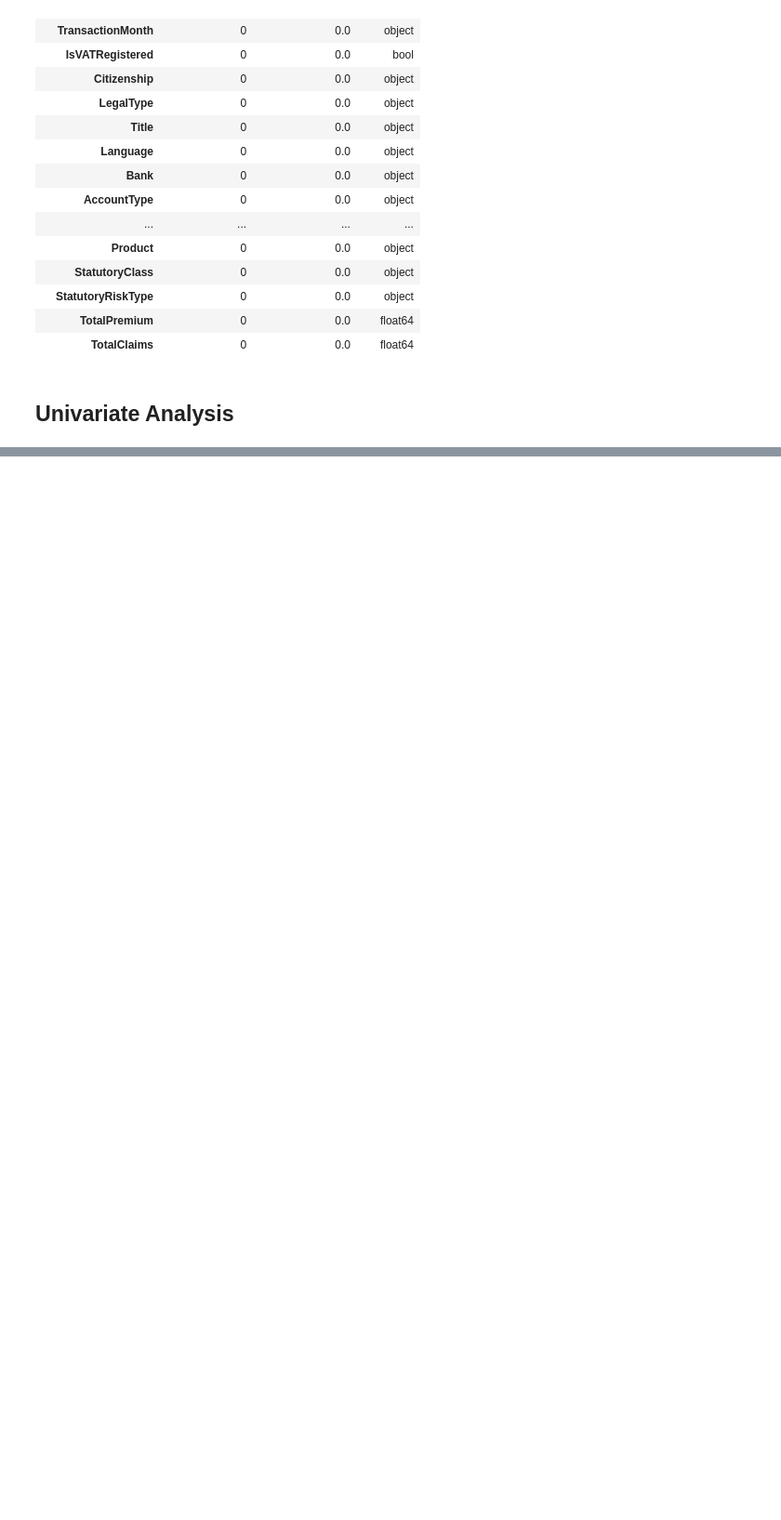
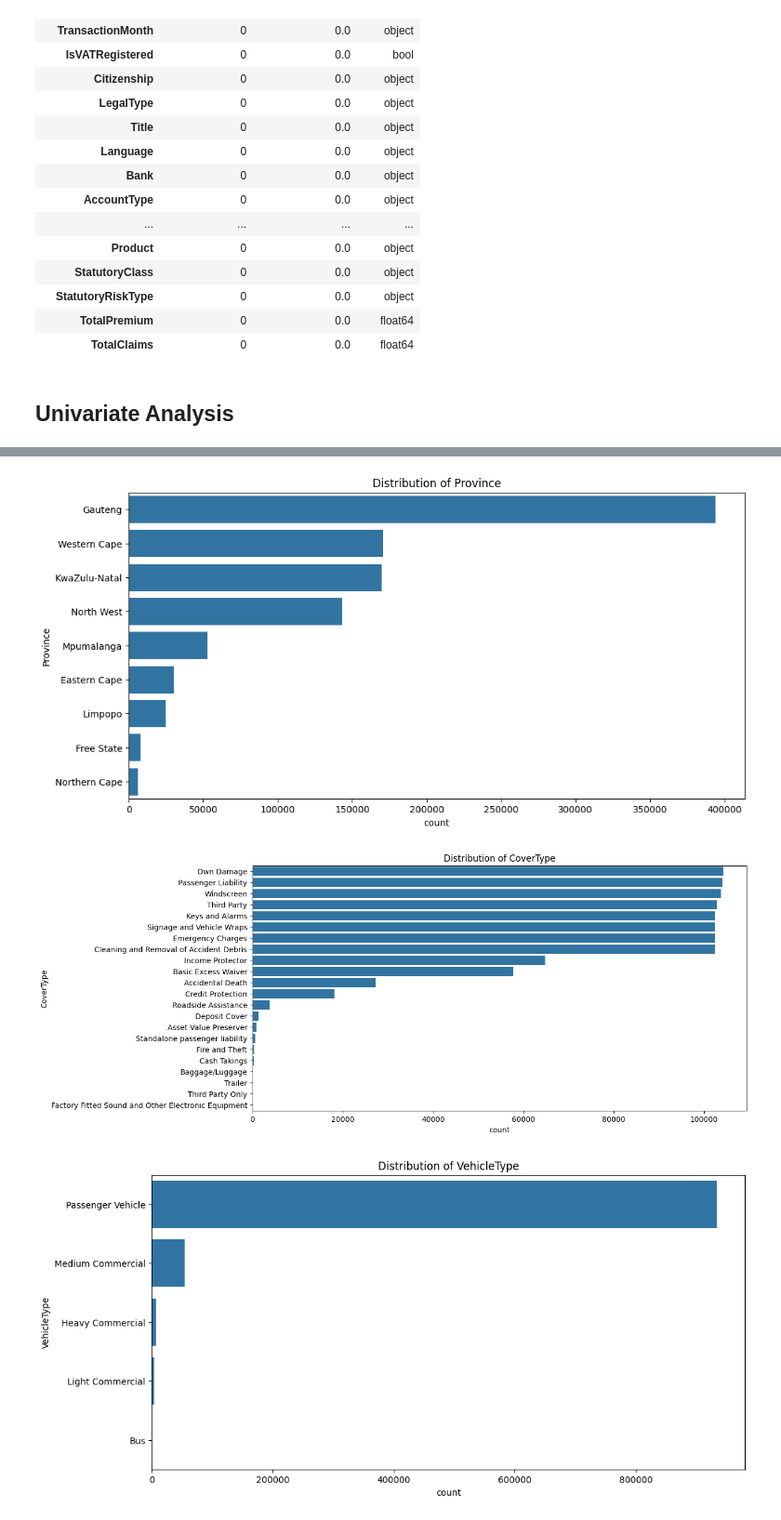
Before and after one commit to OL-YAD/AlphaCares-Insurance-Analytics, a Jupyter notebook: notebooks/insurance_EDA.ipynb, the cells around one changed output, grey strips where cells are left out. Shown at 93% size. Saved outputs shown, nothing was run; the diff lists cells and outputs as text; code cells hidden in the pictures; blank space fills up the shorter version.

```diff
--- a/notebooks/insurance_EDA.ipynb
+++ b/notebooks/insurance_EDA.ipynb
@@ -224,0 +237,11 @@ missing_data
+# %%
+# univariate analysis for some key categorical columns
+
+#categorical_columns = df.select_dtypes(include=['object']).columns
+categorical_columns=['Province', 'CoverType', 'VehicleType', 'make', 'Gender', 'MaritalStatus']
+for col in categorical_columns:
+    plot_categorical_distribution(df, col)
+# %% [output]
+[figure, added]
+[figure, added]
+[figure, added]
```
Also changed, not shown: parts of 8 cells of this notebook.
